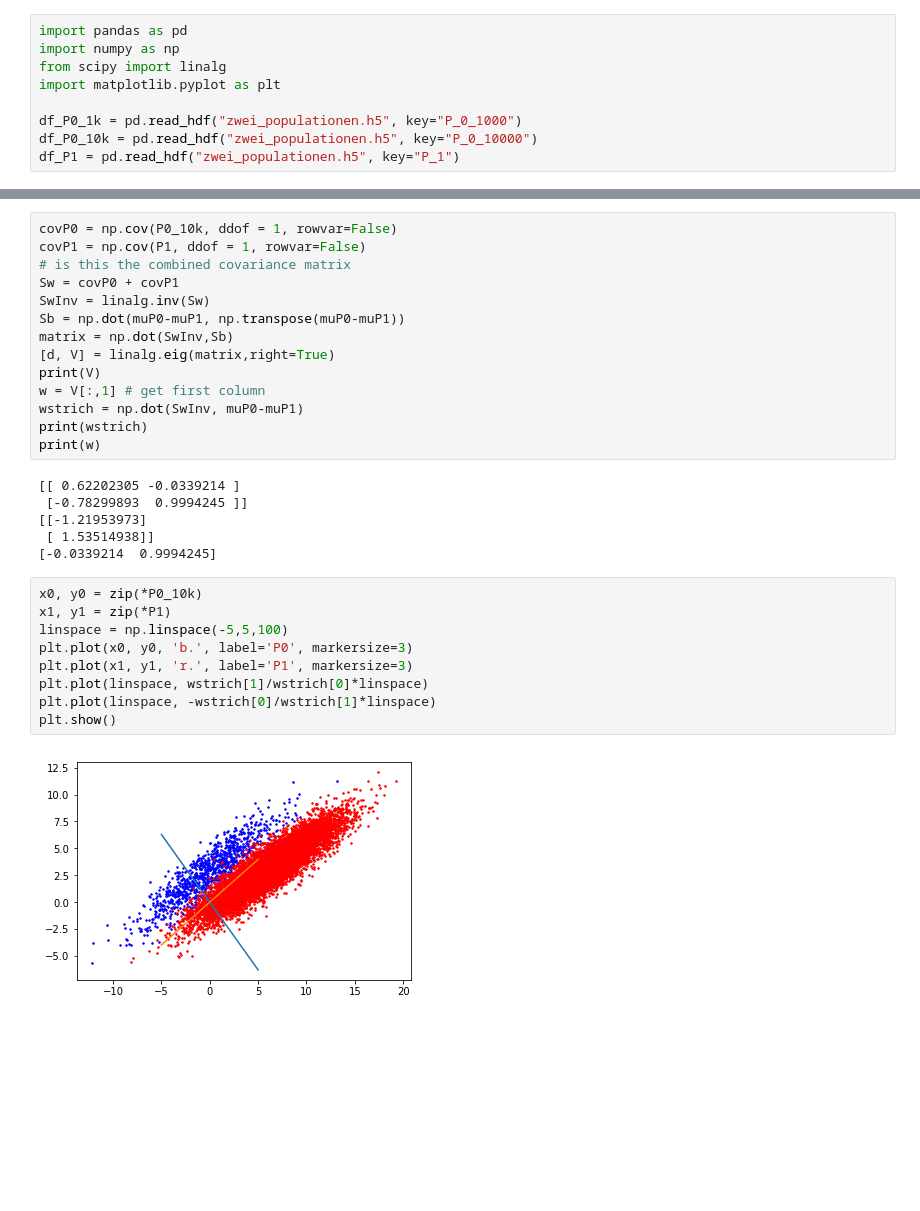
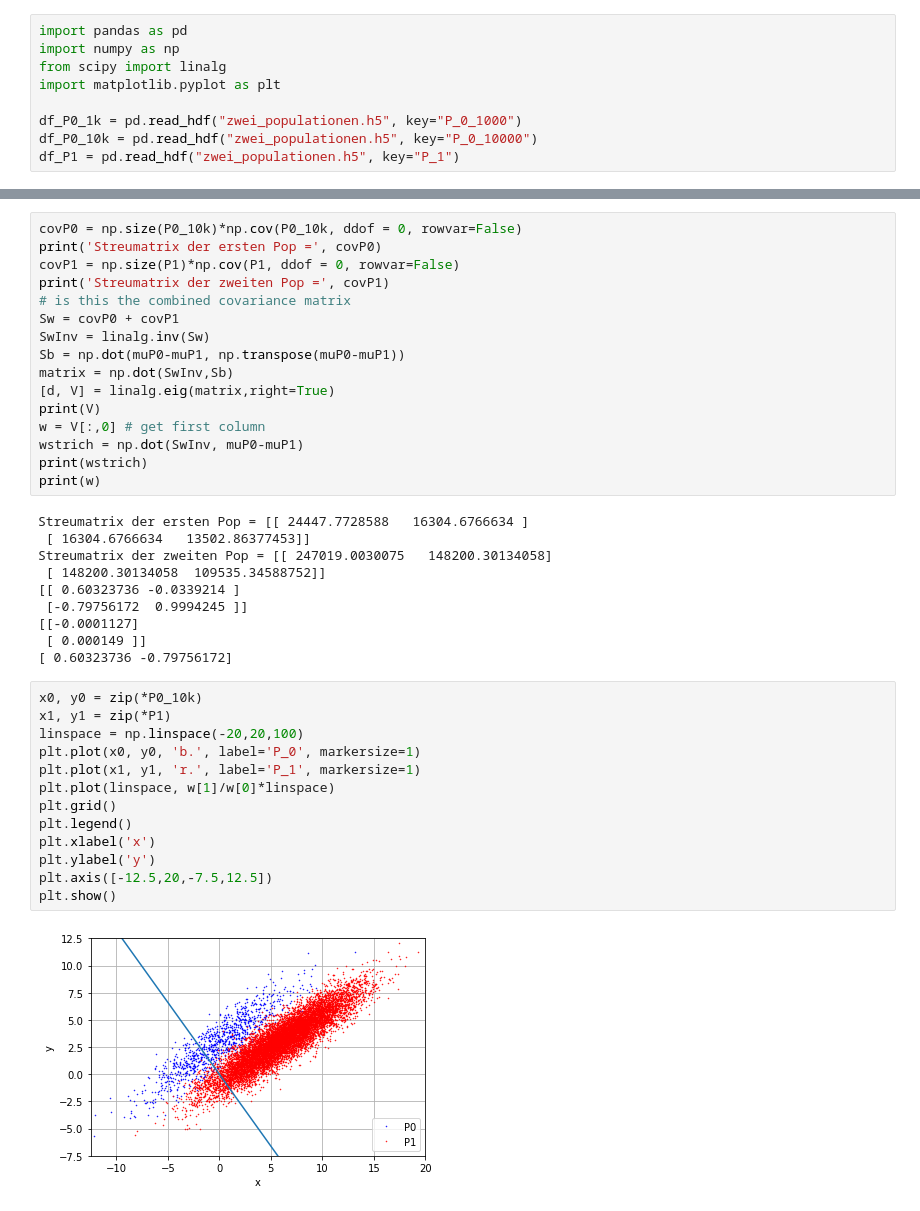
Before and after one commit to JaLuka98/SMD18-19, a Jupyter notebook: Übungsblätter/Blatt4/aufgabe3.ipynb, the cells around one changed output, grey strips where cells are left out. Saved outputs shown, nothing was run; the diff lists cells and outputs as text; blank space fills up the shorter version.

```diff
--- a/Übungsblätter/Blatt4/aufgabe3.ipynb
+++ b/Übungsblätter/Blatt4/aufgabe3.ipynb
@@ -19,6 +26,8 @@ muP1 = np.transpose(muP1)
 # %%
-covP0 = np.cov(P0_10k, ddof = 1, rowvar=False)
-covP1 = np.cov(P1, ddof = 1, rowvar=False)
+covP0 = np.size(P0_10k)*np.cov(P0_10k, ddof = 0, rowvar=False)
+print('Streumatrix der ersten Pop =', covP0)
+covP1 = np.size(P1)*np.cov(P1, ddof = 0, rowvar=False)
+print('Streumatrix der zweiten Pop =', covP1)
 # is this the combined covariance matrix
 Sw = covP0 + covP1
 SwInv = linalg.inv(Sw)
@@ -26,24 +35,32 @@ Sb = np.dot(muP0-muP1, np.transpose(muP0-muP1))
 matrix = np.dot(SwInv,Sb)
 [d, V] = linalg.eig(matrix,right=True)
 print(V)
-w = V[:,1] # get first column
+w = V[:,0] # get first column
 wstrich = np.dot(SwInv, muP0-muP1)
 print(wstrich)
 print(w)
 # %% [output]
-[[ 0.62202305 -0.0339214 ]
- [-0.78299893  0.9994245 ]]
-[[-1.21953973]
- [ 1.53514938]]
-[-0.0339214  0.9994245]
+Streumatrix der ersten Pop = [[ 24447.7728588   16304.6766634 ]
+ [ 16304.6766634   13502.86377453]]
+Streumatrix der zweiten Pop = [[ 247019.0030075   148200.30134058]
+ [ 148200.30134058  109535.34588752]]
+[[ 0.60323736 -0.0339214 ]
+ [-0.79756172  0.9994245 ]]
+[[-0.0001127]
+ [ 0.000149 ]]
+[ 0.60323736 -0.79756172]
 # %%
 x0, y0 = zip(*P0_10k)
 x1, y1 = zip(*P1)
-linspace = np.linspace(-5,5,100)
-plt.plot(x0, y0, 'b.', label='P0', markersize=3)
-plt.plot(x1, y1, 'r.', label='P1', markersize=3)
-plt.plot(linspace, wstrich[1]/wstrich[0]*linspace)
-plt.plot(linspace, -wstrich[0]/wstrich[1]*linspace)
+linspace = np.linspace(-20,20,100)
+plt.plot(x0, y0, 'b.', label='P_0', markersize=1)
+plt.plot(x1, y1, 'r.', label='P_1', markersize=1)
+plt.plot(linspace, w[1]/w[0]*linspace)
+plt.grid()
+plt.legend()
+plt.xlabel('x')
+plt.ylabel('y')
+plt.axis([-12.5,20,-7.5,12.5])
 plt.show()
 # %% [output]
-[figure, old version]
+[figure, new version]
```
Also changed, not shown: parts of 4 cells of this notebook, 2 other files.
